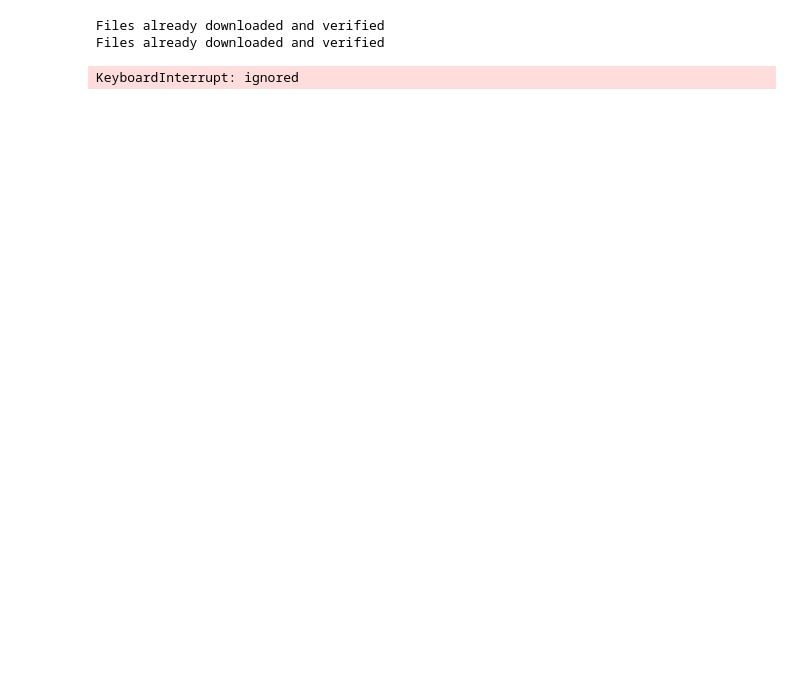
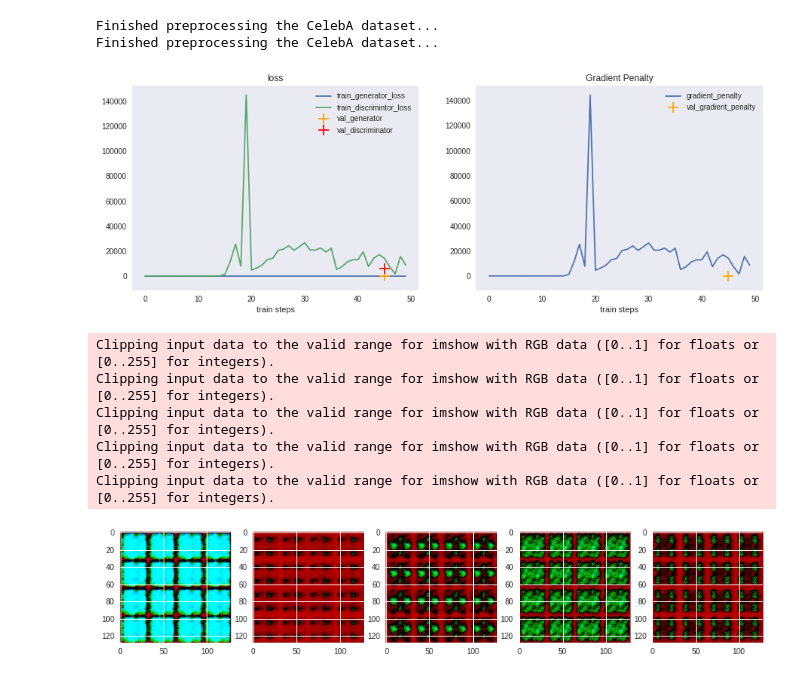
Before and after one commit to nasoboleva/BWGAN, a Jupyter notebook: BWGAN.ipynb, the cells around one changed output. Drawn from its saved outputs; the diff is of its cells as text; code cells hidden in the pictures; blank space fills up the shorter version.

Commit message:
celeba

```diff
--- a/BWGAN.ipynb
+++ b/BWGAN.ipynb
@@ -16,33 +27,2 @@ from torch.nn.modules.loss import MSELoss
 # %%
 from model import Generator, Discriminator
-# %%
-import torchvision
-
-input_size = 784
-num_classes = 10
-batch_size = 64
-test_batch_size = 64
-
-train_dataset = torchvision.datasets.CIFAR10(root='./data',
-                                        train=True,
-                                        download=True,
-                                        transform=transforms.Compose([transforms.ToTensor(),
-                                                         transforms.Lambda(lambda x: (x - 0.5) * 2)]))
-
-
-test_dataset = torchvision.datasets.CIFAR10(root='./data',
-                                       train=False,
-                                       download=True,
-                                       transform=transforms.Compose([transforms.ToTensor(),
-                                                         transforms.Lambda(lambda x: (x - 0.5) * 2)]))
-
-train_loader = torch.utils.data.DataLoader(dataset=train_dataset,
-                                           batch_size=batch_size,
-                                           shuffle=False, drop_last=True)
-
-test_loader = torch.utils.data.DataLoader(dataset=test_dataset,
-                                          batch_size=test_batch_size,
-                                          shuffle=False, drop_last=True)
-# %% [output]
-Files already downloaded and verified
-Files already downloaded and verified
@@ -49,3 +109,21 @@ Files already downloaded and verified
+# %%
+celeba_image_dir = 'data/celeba/images'
+attr_path = 'data/celeba/list_attr_celeba.txt'
+celeba_crop_size = 128
+image_size = 128
+batch_size = 32
+
+
+celeba_train_loader = get_loader(celeba_image_dir, attr_path,
+                                 celeba_crop_size, image_size,
+                                 batch_size, 'train')
+
+celeba_test_loader = get_loader(celeba_image_dir, attr_path,
+                                celeba_crop_size, image_size,
+                                batch_size, 'val')
+# %% [output]
+Finished preprocessing the CelebA dataset...
+Finished preprocessing the CelebA dataset...
 # %%
 import torch
 from torch import autograd
@@ -136,11 +214,11 @@ val_freq = 10
 num_disc_iters = 5
 noise_size = 128
 channels = 3
-img_size = 32
+img_size = 128
 
 def generate_batches(train_loader):
     while True:
-        for batch_num, (x_batch_base, _) in zip(trange(len(train_loader)), train_loader):
+        for batch_num, x_batch_base in zip(trange(len(train_loader)), train_loader):
             yield batch_num, x_batch_base.float()
 
 #Models
@@ -156,8 +234,8 @@ optimizer_G = torch.optim.Adam(generator.parameters(), lr=lr, betas=(beta1, beta
 optimizer_D = torch.optim.Adam(discriminator.parameters(), lr=lr, betas=(beta1, beta2))
 
 # Data-Generator
-data = generate_batches(train_loader)
-test_data = generate_batches(test_loader)
+data = generate_batches(celeba_train_loader)
+test_data = generate_batches(celeba_test_loader)
 
 train_log = {'g_loss': [], 'd_loss' : [], 'grad_pen' : []}
 val_log = {'g_loss': [], 'd_loss' : [], 'grad_pen' : []}
@@ -194,34 +272,40 @@ for global_iter in range(max_iters):
             #print ("\n[Global iter %d/%d] [Discr iter %d/%d] [D loss: %f] [G adv: %f] [Gradient Penalty: %f]"
             #       % (global_iter, max_iters, d_iter, num_disc_iters,
             #          d_loss.item(), g_loss.item(), gradient_penalty.item()))
 
     generator.train()
     generator.zero_grad()
 
     z = Variable(torch.randn(batch_size, noise_size)).cuda()
     gen_images = generator(z)
     g_loss = discriminator(gen_images).mean()
     g_loss.backward(torch.FloatTensor([-1]).cuda())
 
     optimizer_G.step()
 
     if global_iter % val_freq == val_freq - 1:
         g_loss_log, d_loss_log, gradient_penalty_log = test(generator, discriminator, test_data)
         val_log['g_loss'] += [(global_iter * (num_disc_iters), np.mean(g_loss_log))]
         val_log['d_loss'] += [(global_iter * (num_disc_iters), np.mean(d_loss_log))]
         val_log['grad_pen'] += [(global_iter * (num_disc_iters), np.mean(gradient_penalty_log))]
         clear_output()
         plot_history(train_log, val_log)
 
         numpy_images = gen_images.cpu().detach().numpy()
         plt.figure(figsize=(15, 3))
 
         for i in range(5):
             plt.subplot(1, 5, i + 1)
             plt.imshow(numpy_images[i].reshape((channels, img_size, img_size)).transpose((1,2,0)))
         plt.show()
 # %% [output]
+[figure, added]
-KeyboardInterrupt: ignored
+Clipping input data to the valid range for imshow with RGB data ([0..1] for floats or [0..255] for integers).
+Clipping input data to the valid range for imshow with RGB data ([0..1] for floats or [0..255] for integers).
+Clipping input data to the valid range for imshow with RGB data ([0..1] for floats or [0..255] for integers).
+Clipping input data to the valid range for imshow with RGB data ([0..1] for floats or [0..255] for integers).
+Clipping input data to the valid range for imshow with RGB data ([0..1] for floats or [0..255] for integers).
+[figure, added]
 # %%
 from torchvision.utils import make_grid
 grid_imgs = make_grid(gen_images, nrow=8, padding=0, normalize=True, range=None, scale_each=False, pad_value=0)
```
Also changed, not shown: parts of 5 cells of this notebook.
